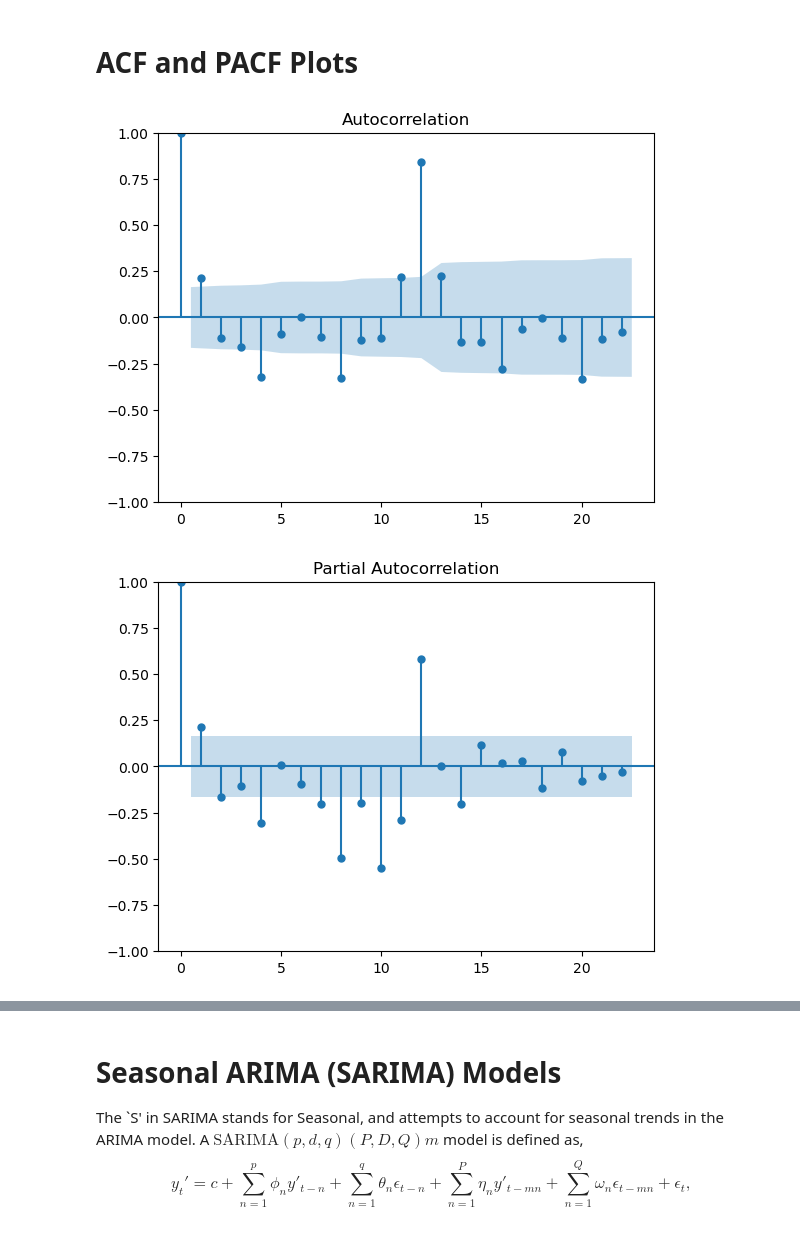
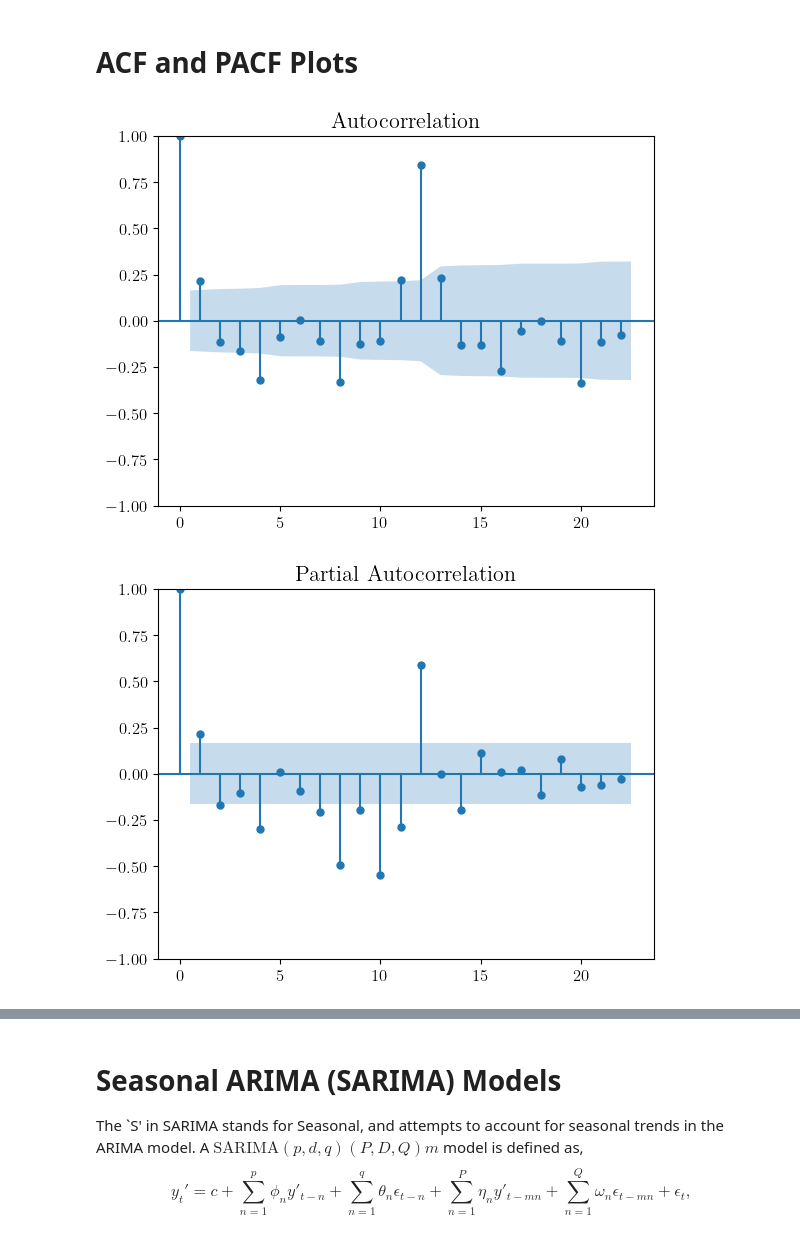
Before and after one commit to tomjwells/QuantConcepts, a Jupyter notebook: 2. Timeseries/2. ARIMA & SARIMA.ipynb, the cells around one changed output, grey strips where cells are left out. Saved outputs shown, nothing was run; the diff lists cells and outputs as text; code cells hidden in the pictures.

```diff
--- a/2. Timeseries/2. ARIMA & SARIMA.ipynb
+++ b/2. Timeseries/2. ARIMA & SARIMA.ipynb
@@ -171,0 +148,20 @@ plot_passenger_volumes(df=data, y='#Passengers')
+# %%
+import numpy as np
+import pandas as pd
+import matplotlib.pyplot as plt
+
+
+# matplotlib settings
+plt.rcParams['font.family'] = 'serif'
+plt.rcParams['text.usetex'] = True
+plt.rcParams['font.size'] = 14
+plt.rcParams['axes.titlesize'] = 16
+plt.rcParams['axes.labelsize'] = 14
+plt.rcParams['xtick.labelsize'] = 12
+plt.rcParams['ytick.labelsize'] = 12
+plt.rcParams['legend.fontsize'] = 12
+plt.rcParams['figure.titlesize'] = 18
+
+# Read in the data
+data = pd.read_csv('../data/airline_passengers.csv')
+data['Month'] = pd.to_datetime(data['Month'])
@@ -185,24 +202,20 @@ plot_passenger_volumes(df=data, y='Passengers_Boxcox')
 # ACF and PACF Plots
 # %%
 
-# Import packages
 import matplotlib.pyplot as plt
 from statsmodels.graphics.tsaplots import plot_pacf, plot_acf
 
 # Difference the data
 data["Passenger_diff"] = data["Passengers_Boxcox"].diff()
 data.dropna(inplace=True)
 
 # Plot acf and pacf
-# fig, (ax1, ax2) = plt.subplots(1, 2, figsize=(16, 5), dpi=80)
 plot_acf(data['Passenger_diff'])
 plot_pacf(data['Passenger_diff'], method='ywm')
-ax1.tick_params(axis='both', labelsize=12)
-ax2.tick_params(axis='both', labelsize=12)
 plt.show()
 # %% [output]
-[figure, old version]
+[figure, new version]
-[figure, old version]
+[figure, new version]
 # %%
 # Import packages
 from statsmodels.tsa.arima.model import ARIMA
```
Also changed, not shown: parts of 15 cells of this notebook, 9 other files.
